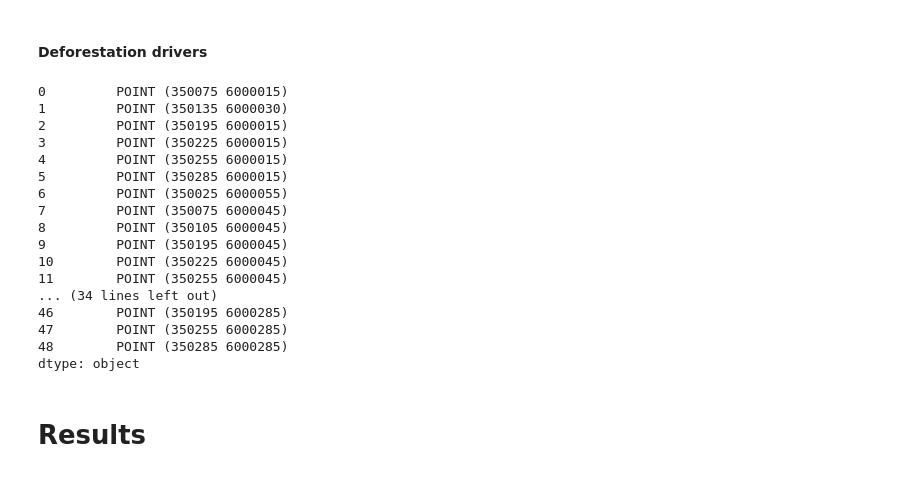
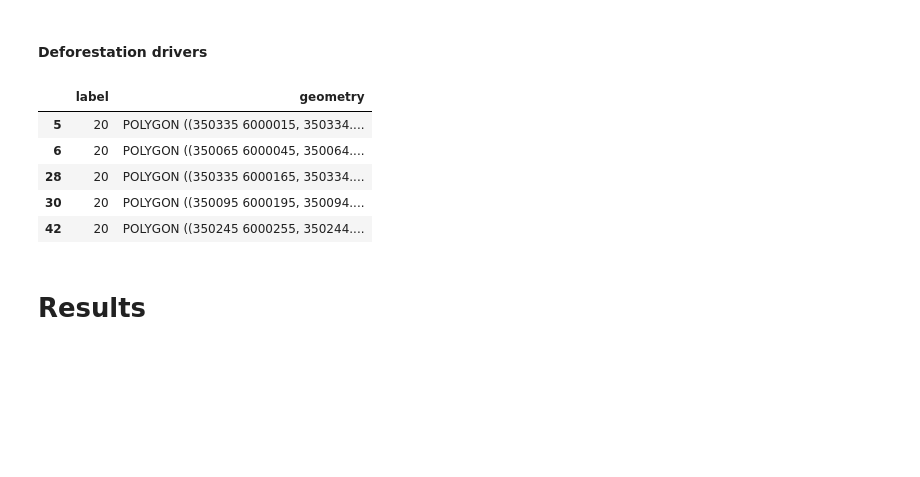
Before and after one commit to l5d1l5/tropicly, a Jupyter notebook: Master.ipynb, the cells around one changed output. Saved outputs shown, nothing was run; the diff lists cells and outputs as text; code cells hidden in the pictures; blank space fills up the shorter version.

```diff
--- a/Master.ipynb
+++ b/Master.ipynb
@@ -424,32 +424,28 @@ features = [
 attrs, polygons = list(zip(*features))
 
 geometry = gpd.GeoSeries(polygons)
-df = pd.DataFrame(np.array(attrs, dtype=np.uint8), columns=['class'])
+df = pd.DataFrame(np.array(attrs, dtype=np.uint8), columns=['label'])
 
 layer = gpd.GeoDataFrame(df, geometry=geometry)
 layer.crs = {'init': 'epsg:32633'}
 
-layer.to_file(str(DIRS.tmp/'test.shp'))
+layer.to_file(str(DIRS.tmp/'all.shp'))
-# %%
-layer.centroid
-# %% [output]
-0         POINT (350075 6000015)
-1         POINT (350135 6000030)
-2         POINT (350195 6000015)
-3         POINT (350225 6000015)
-4         POINT (350255 6000015)
-5         POINT (350285 6000015)
-6         POINT (350025 6000055)
-7         POINT (350075 6000045)
-8         POINT (350105 6000045)
-9         POINT (350195 6000045)
-10        POINT (350225 6000045)
-11        POINT (350255 6000045)
-... (34 lines left out)
-46        POINT (350195 6000285)
-47        POINT (350255 6000285)
-48        POINT (350285 6000285)
-dtype: object
+# %%
+unclass = layer[layer['label'] == 20].copy()
+unclass['geometry'] = unclass.centroid
+unclass['geometry'] = unclass.buffer(50)
+
+# assign index to label
+# intersect with layer
+# group by label
+# count frequenz
+# %% [output]
+|  | label | geometry |
+| 5 | 20 | POLYGON ((350335 6000015, 350334.... |
+| 6 | 20 | POLYGON ((350065 6000045, 350064.... |
+| 28 | 20 | POLYGON ((350335 6000165, 350334.... |
+| 30 | 20 | POLYGON ((350095 6000195, 350094.... |
+| 42 | 20 | POLYGON ((350245 6000255, 350244.... |
 # %% [markdown]
 # Results
 # %% [markdown]
```
